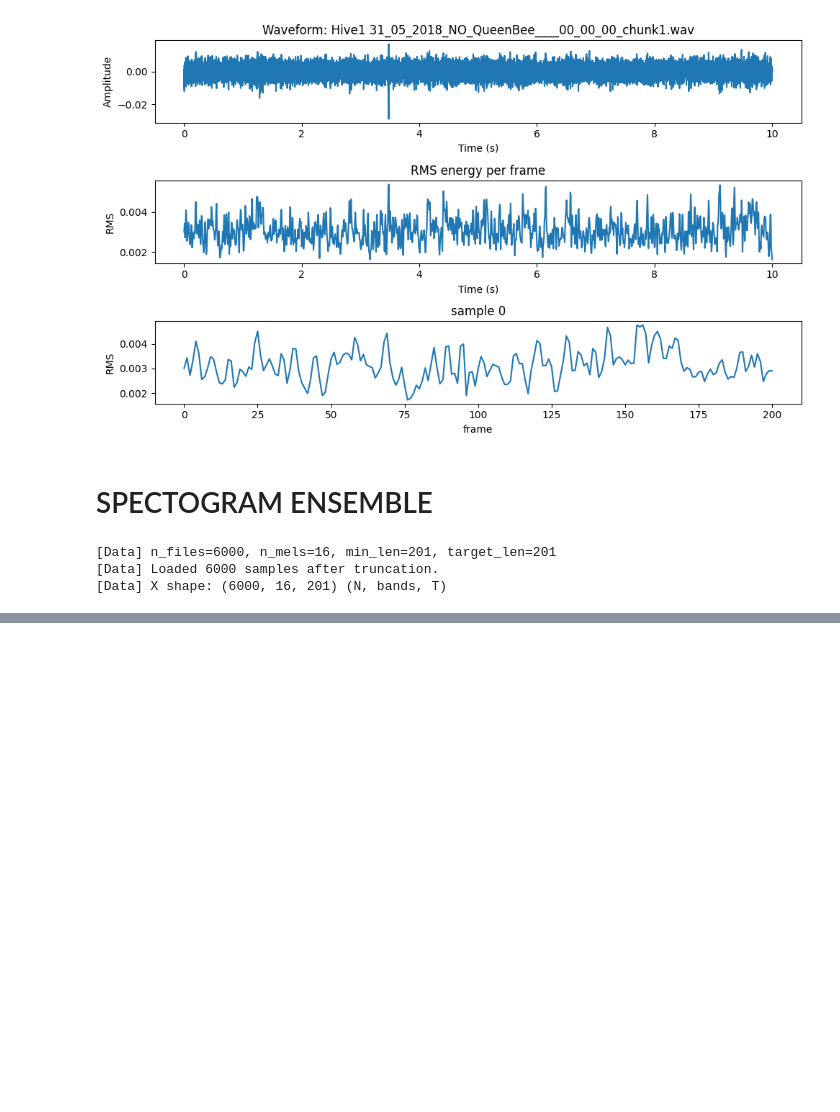
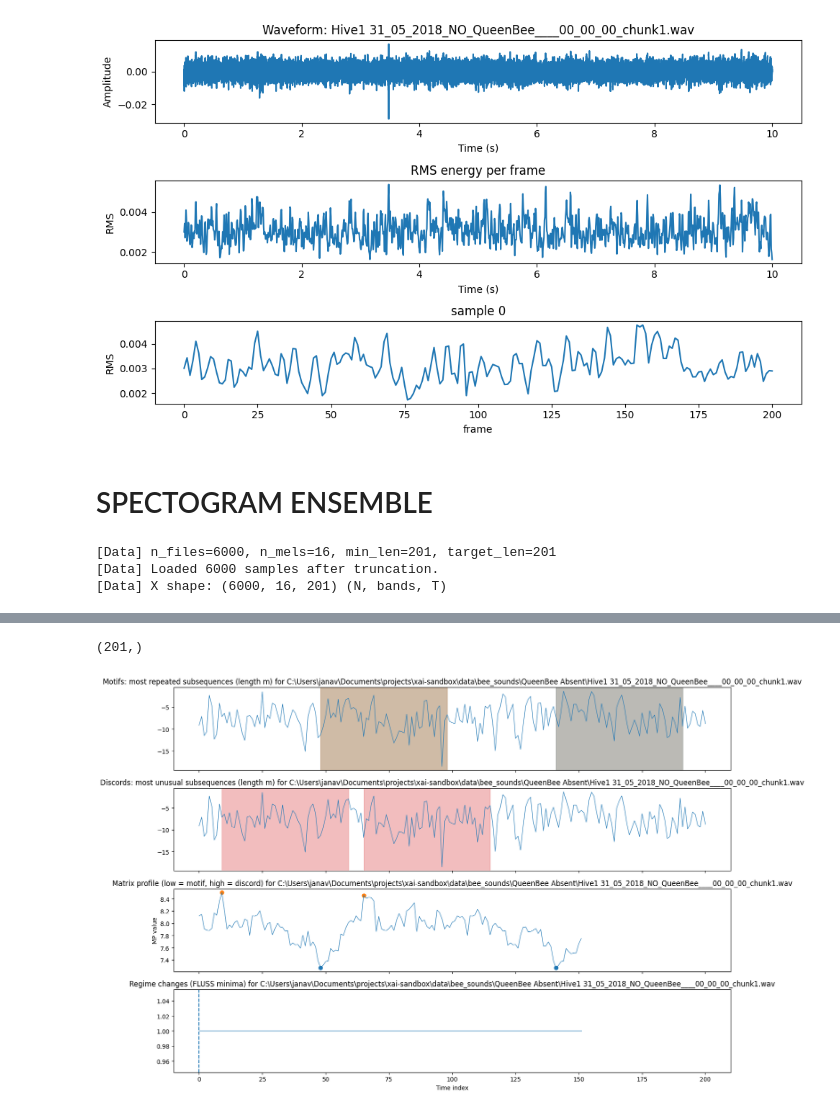
Before and after one commit to JanaJankovic/xai-sandbox, a Jupyter notebook: work/queen_presence/vis.ipynb, the cells around one changed output, grey strips where cells are left out. Cells and saved outputs as stored; diff of their text form; code cells hidden in the pictures; blank space fills up the shorter version.

```diff
--- a/work/queen_presence/vis.ipynb
+++ b/work/queen_presence/vis.ipynb
@@ -926,0 +909,11 @@ Top contributors pushing to class 0 (orange):
+# %%
+X[0][0].shape
+# %% [output]
+(201,)
+# %%
+from work.matrix import plot_profile
+import numpy as np
+
+plot_profile(np.array(X[0, 0]).astype(np.float64), paths[0])
+# %% [output]
+[figure, added]
```
Also changed, not shown: parts of 3 cells of this notebook, 5 other files.
